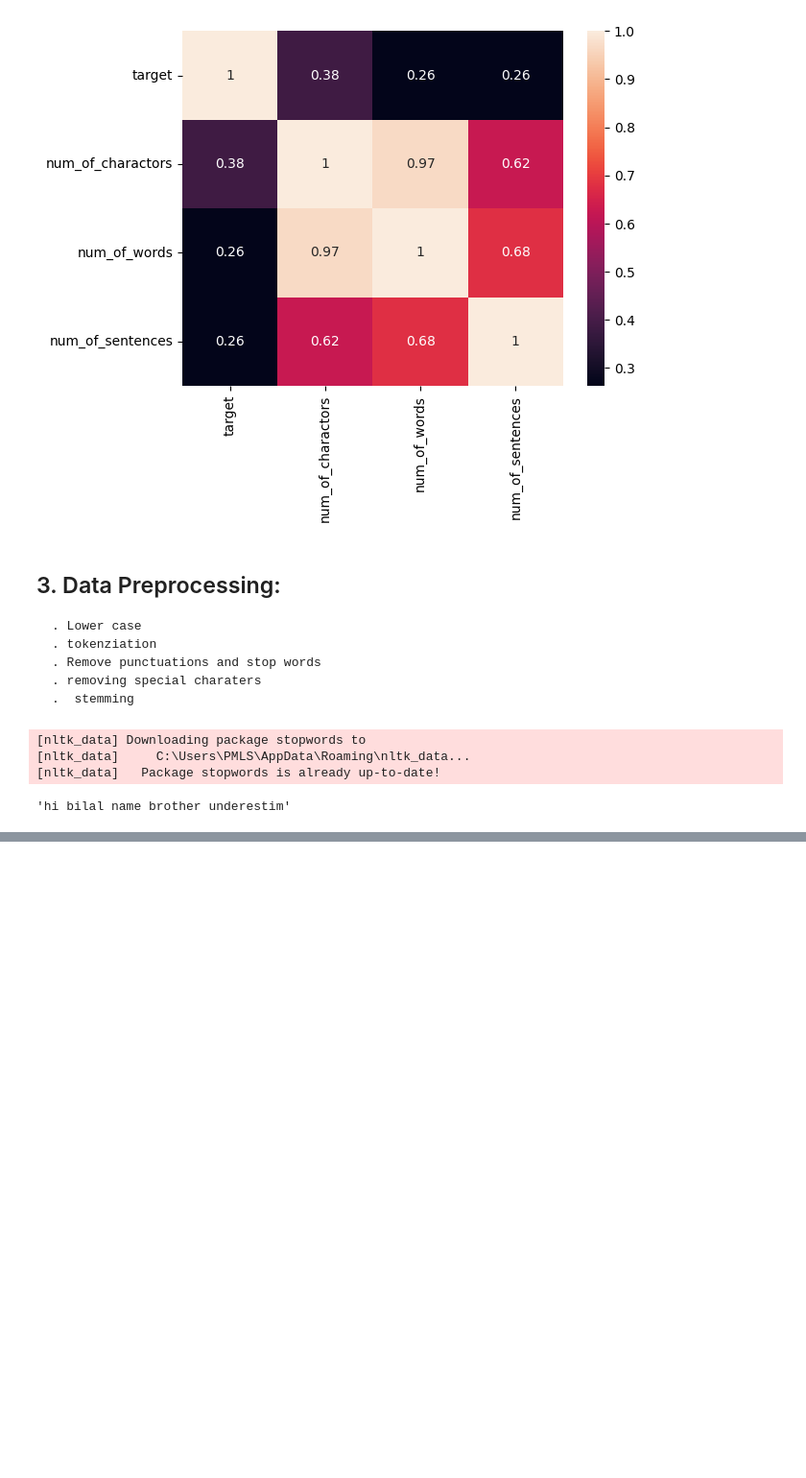
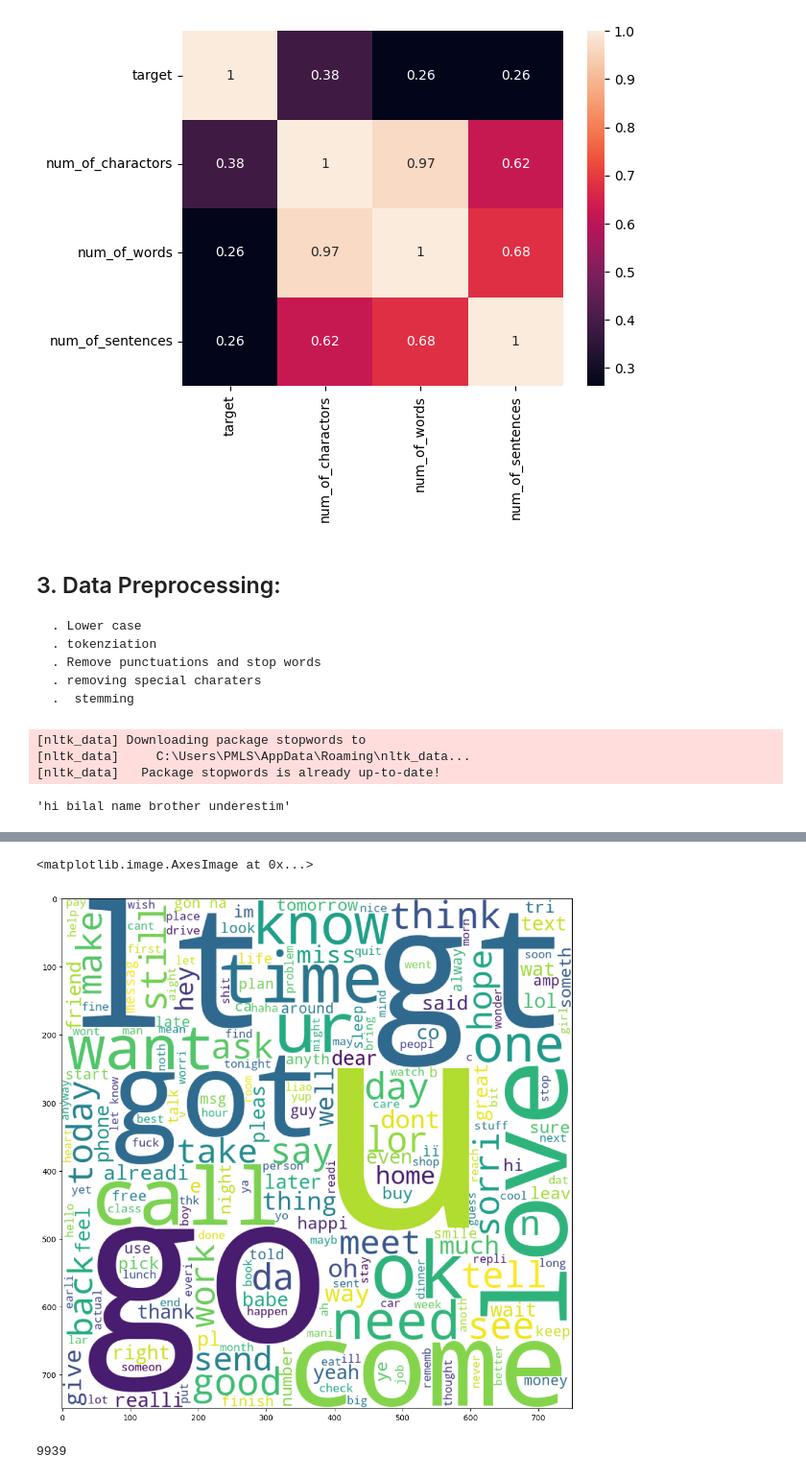
Before and after one commit to bilalhanifkhatri/sms-spam-detection, a Jupyter notebook: index.ipynb, the cells around one changed output, grey strips where cells are left out. Shown at 96% size. Cells and saved outputs as stored; diff of their text form; code cells hidden in the pictures; blank space fills up the shorter version.

```diff
--- a/index.ipynb
+++ b/index.ipynb
@@ -349,0 +361,18 @@ df.head()
+# %%
+# make word cloud for ham messages
+spam_wc = wc.generate(df[df["target"]==0]["transformed_text"].str.cat(sep=" "))
+plt.figure(figsize=(16,12))
+plt.imshow(spam_wc)
+# %% [output]
+<matplotlib.image.AxesImage at 0x...>
+[figure, added]
+# %%
+# for spam
+spam_corpus = []
+for msg in df[df["target"]==1]["transformed_text"].tolist():
+    for word in msg.split():
+        spam_corpus.append(word)
+
+len(spam_corpus)
+# %% [output]
+9939
```
Also changed, not shown: parts of 9 cells of this notebook.
